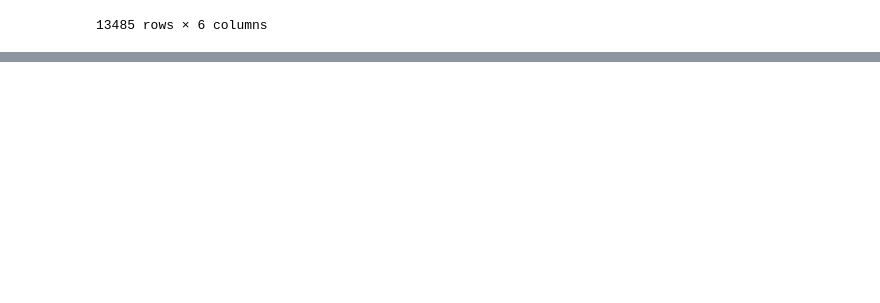
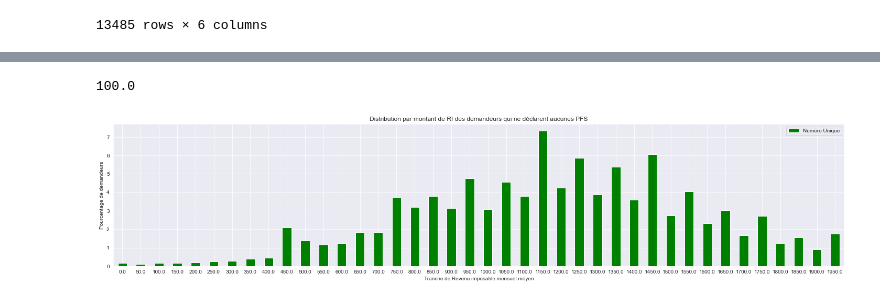
Before and after one commit to cmllbll/Social-Housing-in-France, a Jupyter notebook: Tableaux.ipynb, the cells around one changed output, grey strips where cells are left out. Drawn from its saved outputs; the diff is of its cells as text; code cells hidden in the pictures; blank space fills up the shorter version.

```diff
--- a/Tableaux.ipynb
+++ b/Tableaux.ipynb
@@ -637,0 +662,14 @@ ri
+# %%
+PFS=bddbis[bddbis['Prestations familiales et sociales mensuelles moyennes (PFS)']==0]
+# %%
+PFS['Tranches de RI']=0
+
+def pfs(rl):
+    for i in range(0, 2000, 50):
+        if i<rl and rl<=i+50:
+            return i
+        elif rl>2000:
+            return np.NaN
+
+PFS['Tranches de RI'] = PFS['Ressources imposables mensuelles moyennes (RI)'].apply(pfs)
+PFS
@@ -637,0 +701,4 @@ ri
+# %%
+pfs=PFS[['Tranches de RI', 'Numéro Unique']]
+pfs = pfs.groupby(by='Tranches de RI').count()['Numéro Unique']
+pfs = pfs.to_frame()
@@ -637,0 +709,4 @@ ri
+# %%
+pfs=pfs.reset_index()
+pfs['Numéro Unique']=(pfs['Numéro Unique']/41769)*100
+pfs
@@ -637,0 +731,8 @@ ri
+# %%
+pfs['Numéro Unique'].sum()
+# %% [output]
+100.0
+# %%
+ ax = pfs.plot.bar(x='Tranches de RI', y='Numéro Unique', xlabel='Tranche de Revenu imposable mensuel moyen', ylabel= "Pourcentage de demandeurs", title= 'Distribution par montant de RI des demandeurs qui ne déclarent aucunes PFS', rot=0, figsize=(25,5), color='green')
+# %% [output]
+[figure, added]
```
Also changed, not shown: parts of 14 cells of this notebook.
